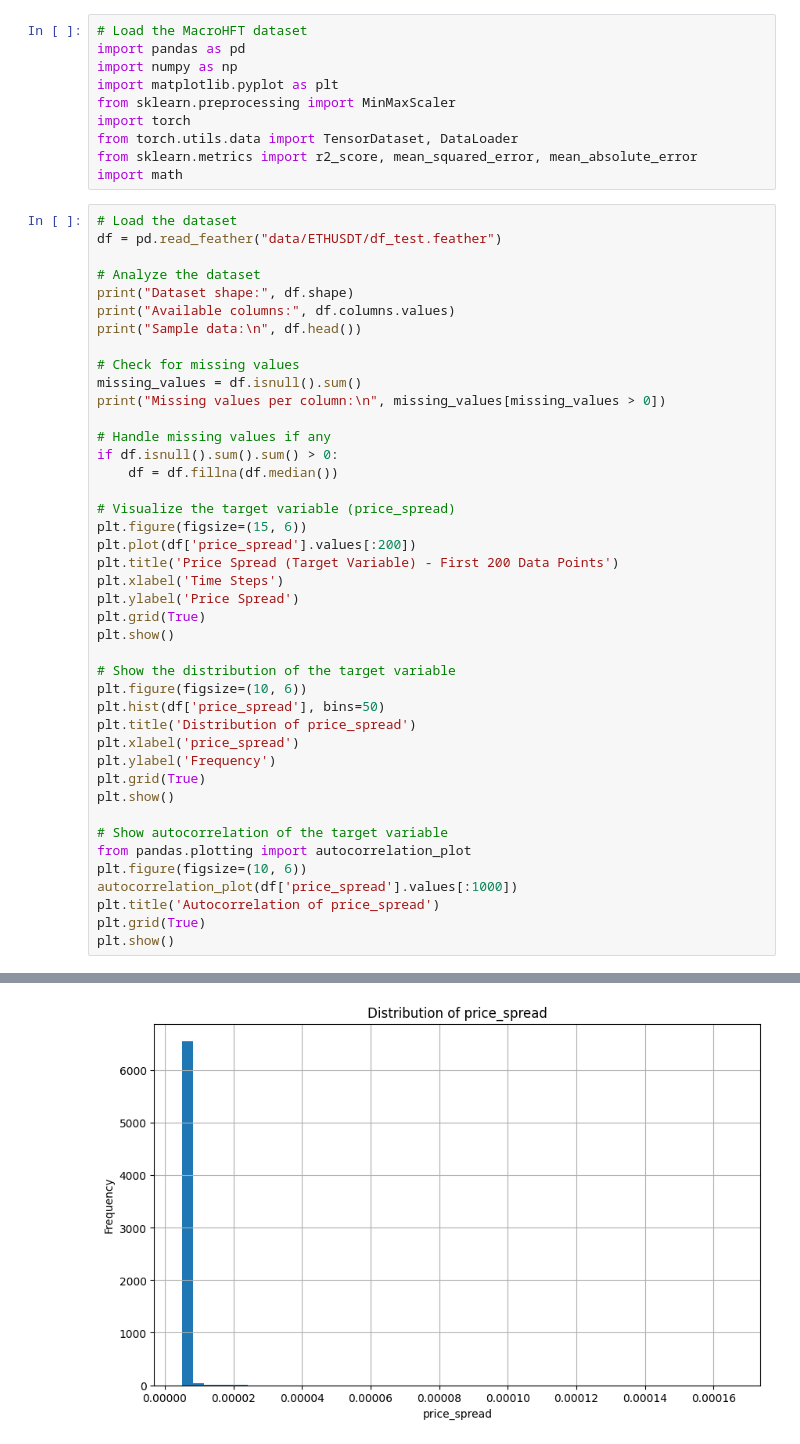
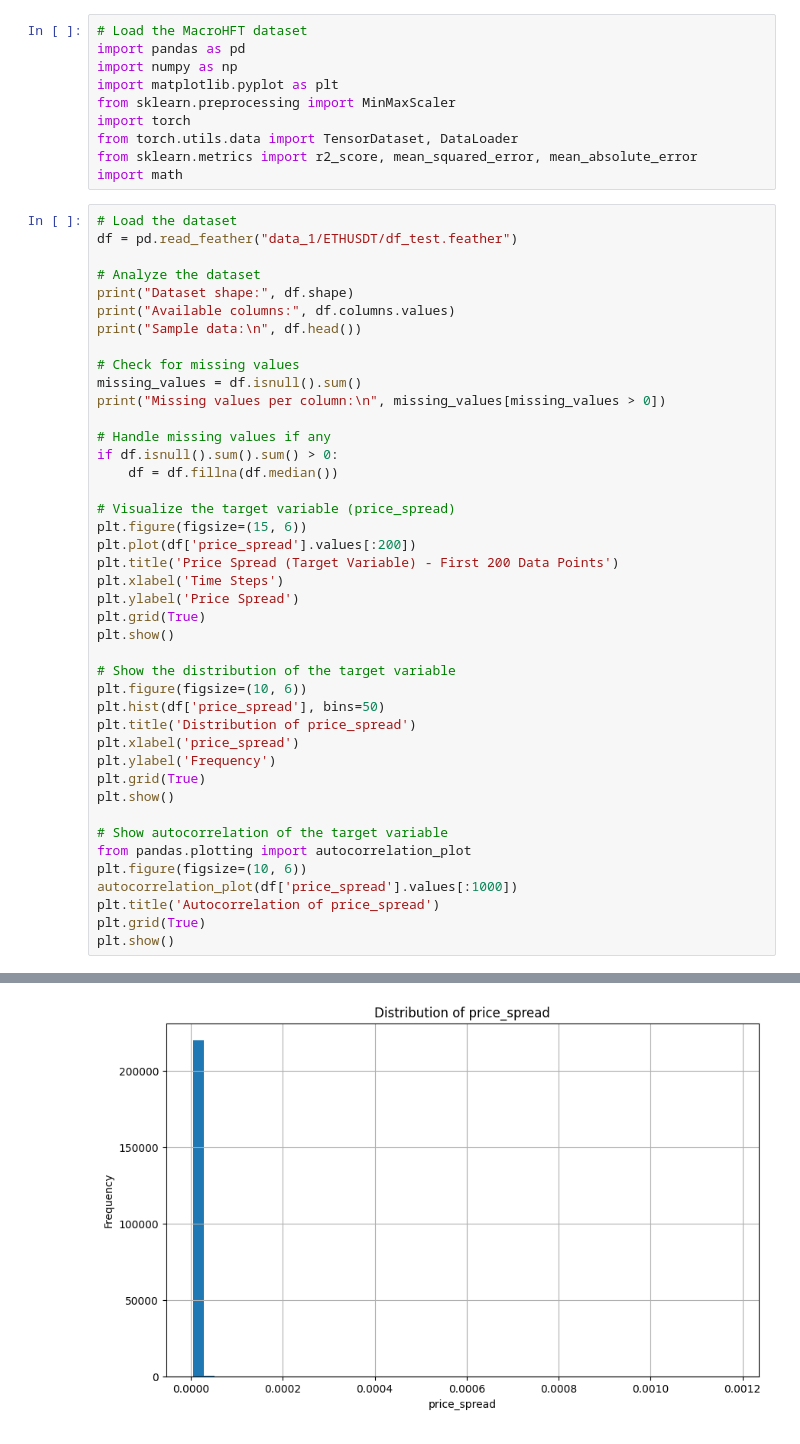
Before and after one commit to LHSang6403/MacroHFT, a Jupyter notebook: LSTM4.ipynb, the cells around one changed output, grey strips where cells are left out. Saved outputs shown, nothing was run; the diff lists cells and outputs as text.

```diff
--- a/LSTM4.ipynb
+++ b/LSTM4.ipynb
@@ -10,7 +10,7 @@ from sklearn.metrics import r2_score, mean_squared_error, mean_absolute_error
 import math
 # %%
 # Load the dataset
-df = pd.read_feather("data/ETHUSDT/df_test.feather")
+df = pd.read_feather("data_1/ETHUSDT/df_test.feather")
 
 # Analyze the dataset
 print("Dataset shape:", df.shape)
@@ -72 +72 @@ Missing values per column:
-[figure, old version]
+[figure, new version]
```
Also changed, not shown: parts of 7 cells of this notebook.
